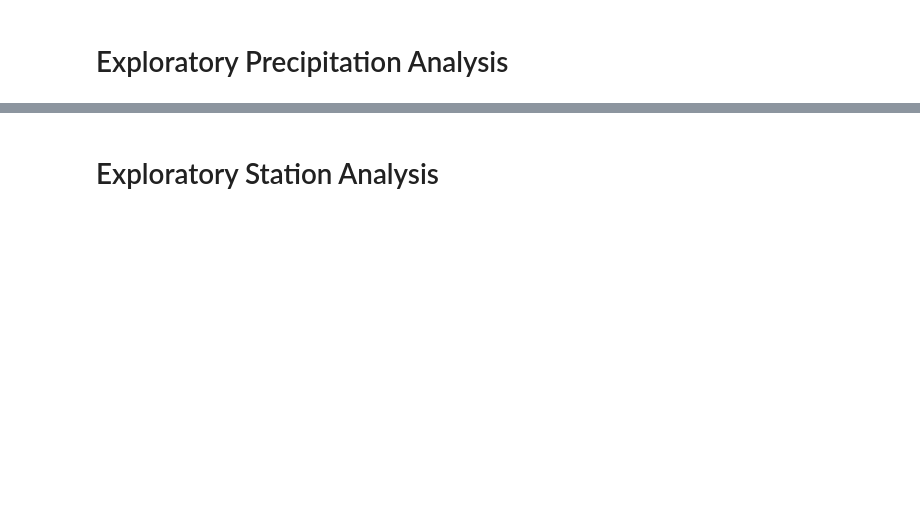
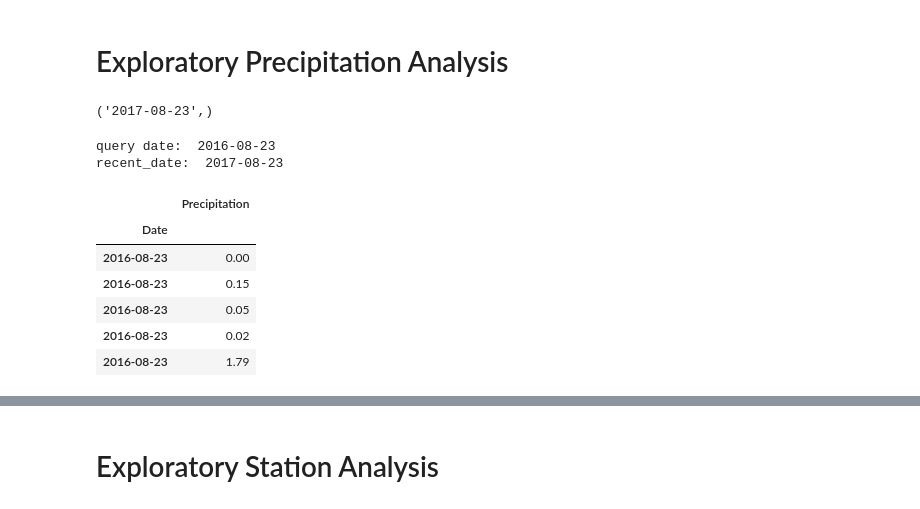
Before and after one commit to abednarz210/SQLalchemy_surfs_up, a Jupyter notebook: climate_starter.ipynb, the cells around one changed output, grey strips where cells are left out. Cells and saved outputs as stored; diff of their text form; code cells hidden in the pictures; blank space fills up the shorter version.

```diff
--- a/climate_starter.ipynb
+++ b/climate_starter.ipynb
@@ -36,20 +41,42 @@ base.classes.keys()
 # Exploratory Precipitation Analysis
 # %%
 # Find the most recent date in the data set.
+recent_date = session.query(measurement.date).order_by(measurement.date.desc()).first()
+print(recent_date)
+# %% [output]
+('2017-08-23',)
 # %%
 # Design a query to retrieve the last 12 months of precipitation data and plot the results.
 # Starting from the most recent data point in the database.
-
 # Calculate the date one year from the last date in data set.
 
+query_date = dt.date(2017, 8, 23) - dt.timedelta(days=365)
+print("query date: ", query_date)
+recent_date = dt.date(2017, 8, 23)
+print("recent_date: ", recent_date)
 
 # Perform a query to retrieve the data and precipitation scores
 
+prcp_scores = (
+    session.query(measurement.date, measurement.prcp).filter(measurement.date >= query_date)
+    .order_by(measurement.date)
+)
 
 # Save the query results as a Pandas DataFrame and set the index to the date column
-
-
 # Sort the dataframe by date
-
+prcp_df = pd.DataFrame(prcp_scores, columns=['Date','Precipitation'])
+prcp_df['Date'] = pd.to_datetime(prcp_df['Date'])
+prcp_df = prcp_df.sort_values('Date').dropna().set_index('Date')
+prcp_df.head()
 
 # Use Pandas Plotting with Matplotlib to plot the data
+# %% [output]
+query date:  2016-08-23
+recent_date:  2017-08-23
+|  | Precipitation |
+| Date |  |
+| 2016-08-23 | 0.00 |
+| 2016-08-23 | 0.15 |
+| 2016-08-23 | 0.05 |
+| 2016-08-23 | 0.02 |
+| 2016-08-23 | 1.79 |
```
Also changed, not shown: parts of 9 cells of this notebook, 2 other files.
